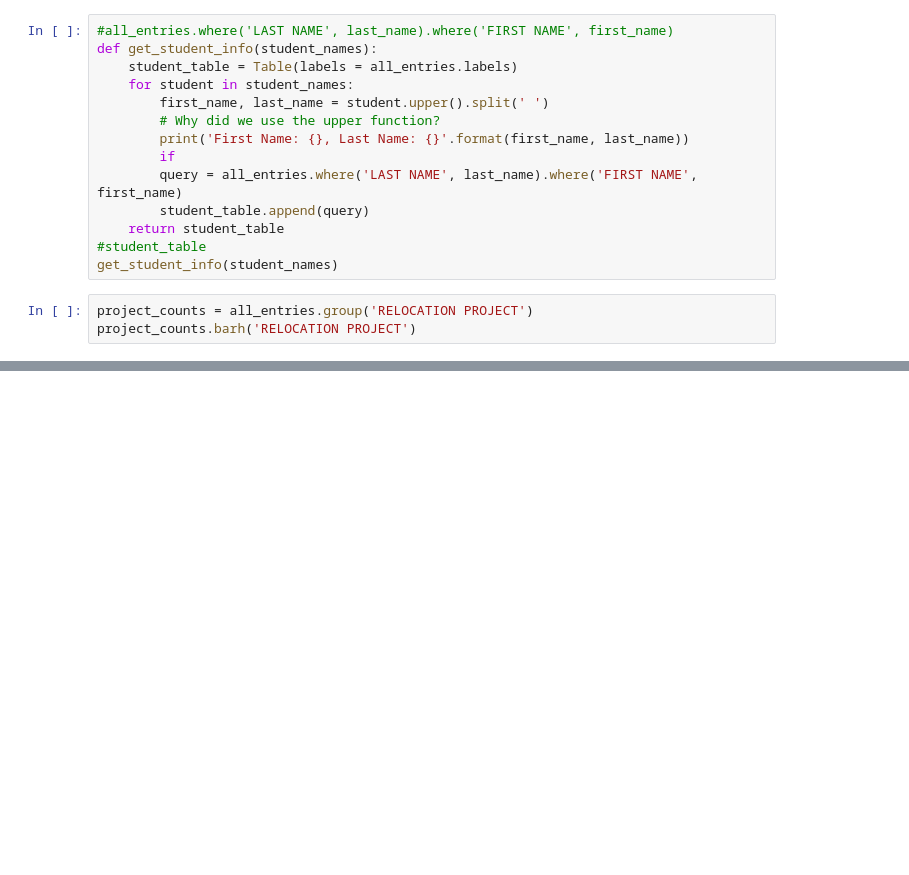
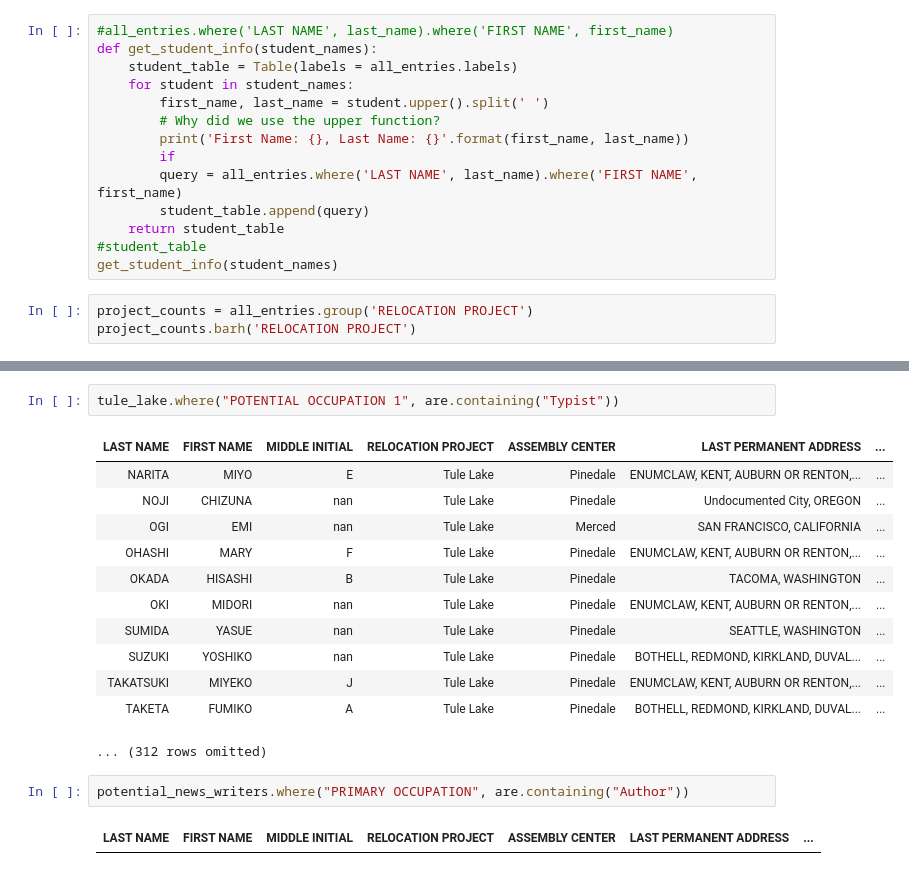
Before and after one commit to data-8/history-88, a Jupyter notebook: query_students.ipynb, the cells around one changed output, grey strips where cells are left out. Drawn from its saved outputs; the diff is of its cells as text; blank space fills up the shorter version.

```diff
--- a/query_students.ipynb
+++ b/query_students.ipynb
@@ -45,0 +120,19 @@ project_counts.barh('RELOCATION PROJECT')
+# %%
+tule_lake.where("POTENTIAL OCCUPATION 1", are.containing("Typist"))
+# %% [output]
+| LAST NAME | FIRST NAME | MIDDLE INITIAL | RELOCATION PROJECT | ASSEMBLY CENTER | LAST PERMANENT ADDRESS | ... |
+| NARITA | MIYO | E | Tule Lake | Pinedale | ENUMCLAW, KENT, AUBURN OR RENTON,... | ... |
+| NOJI | CHIZUNA | nan | Tule Lake | Pinedale | Undocumented City, OREGON | ... |
+| OGI | EMI | nan | Tule Lake | Merced | SAN FRANCISCO, CALIFORNIA | ... |
+| OHASHI | MARY | F | Tule Lake | Pinedale | ENUMCLAW, KENT, AUBURN OR RENTON,... | ... |
+| OKADA | HISASHI | B | Tule Lake | Pinedale | TACOMA, WASHINGTON | ... |
+| OKI | MIDORI | nan | Tule Lake | Pinedale | ENUMCLAW, KENT, AUBURN OR RENTON,... | ... |
+| SUMIDA | YASUE | nan | Tule Lake | Pinedale | SEATTLE, WASHINGTON | ... |
+| SUZUKI | YOSHIKO | nan | Tule Lake | Pinedale | BOTHELL, REDMOND, KIRKLAND, DUVAL... | ... |
+| TAKATSUKI | MIYEKO | J | Tule Lake | Pinedale | ENUMCLAW, KENT, AUBURN OR RENTON,... | ... |
+| TAKETA | FUMIKO | A | Tule Lake | Pinedale | BOTHELL, REDMOND, KIRKLAND, DUVAL... | ... |
+... (312 rows omitted)
+# %%
+potential_news_writers.where("PRIMARY OCCUPATION", are.containing("Author"))
+# %% [output]
+| LAST NAME | FIRST NAME | MIDDLE INITIAL | RELOCATION PROJECT | ASSEMBLY CENTER | LAST PERMANENT ADDRESS | ... |
```
Also changed, not shown: parts of 10 cells of this notebook, 2 other files.
